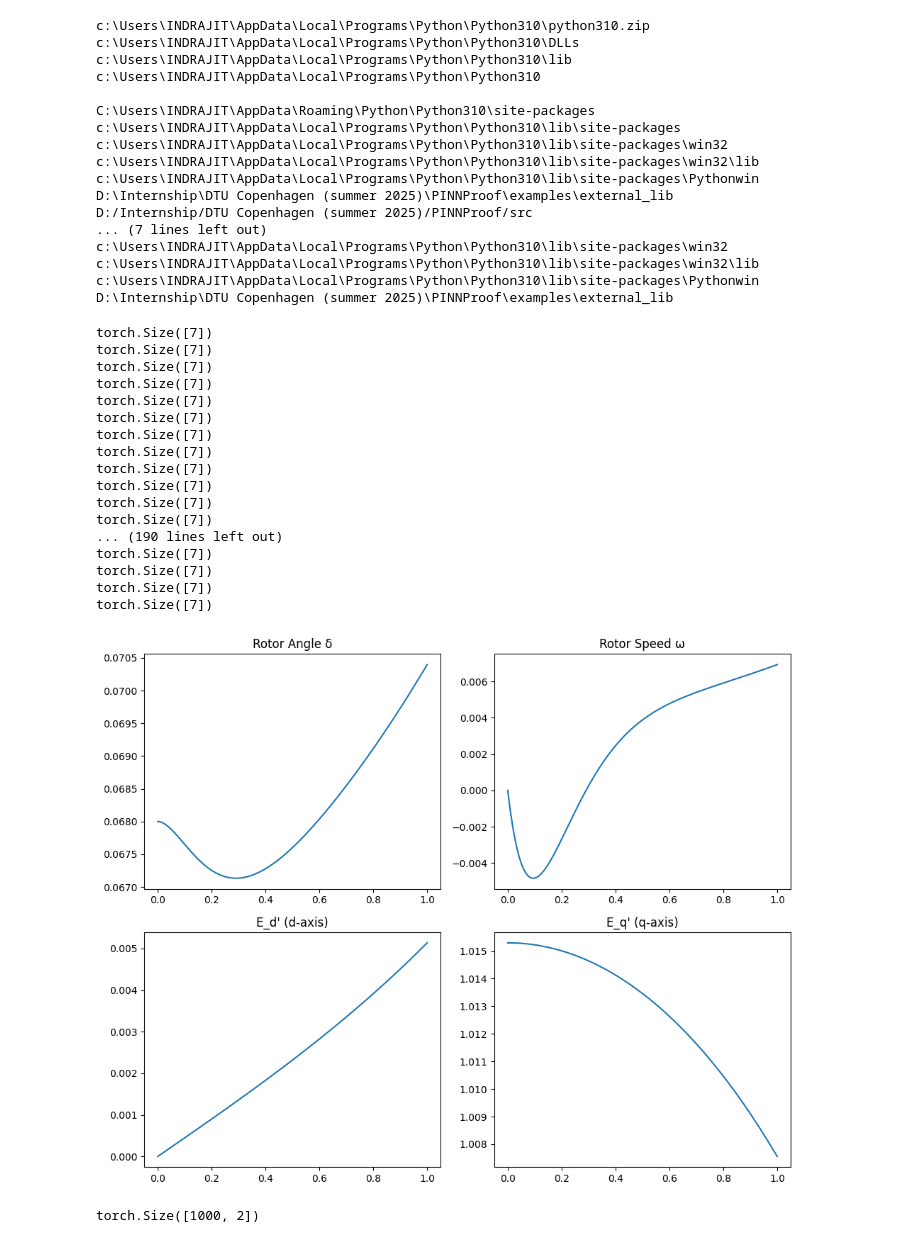
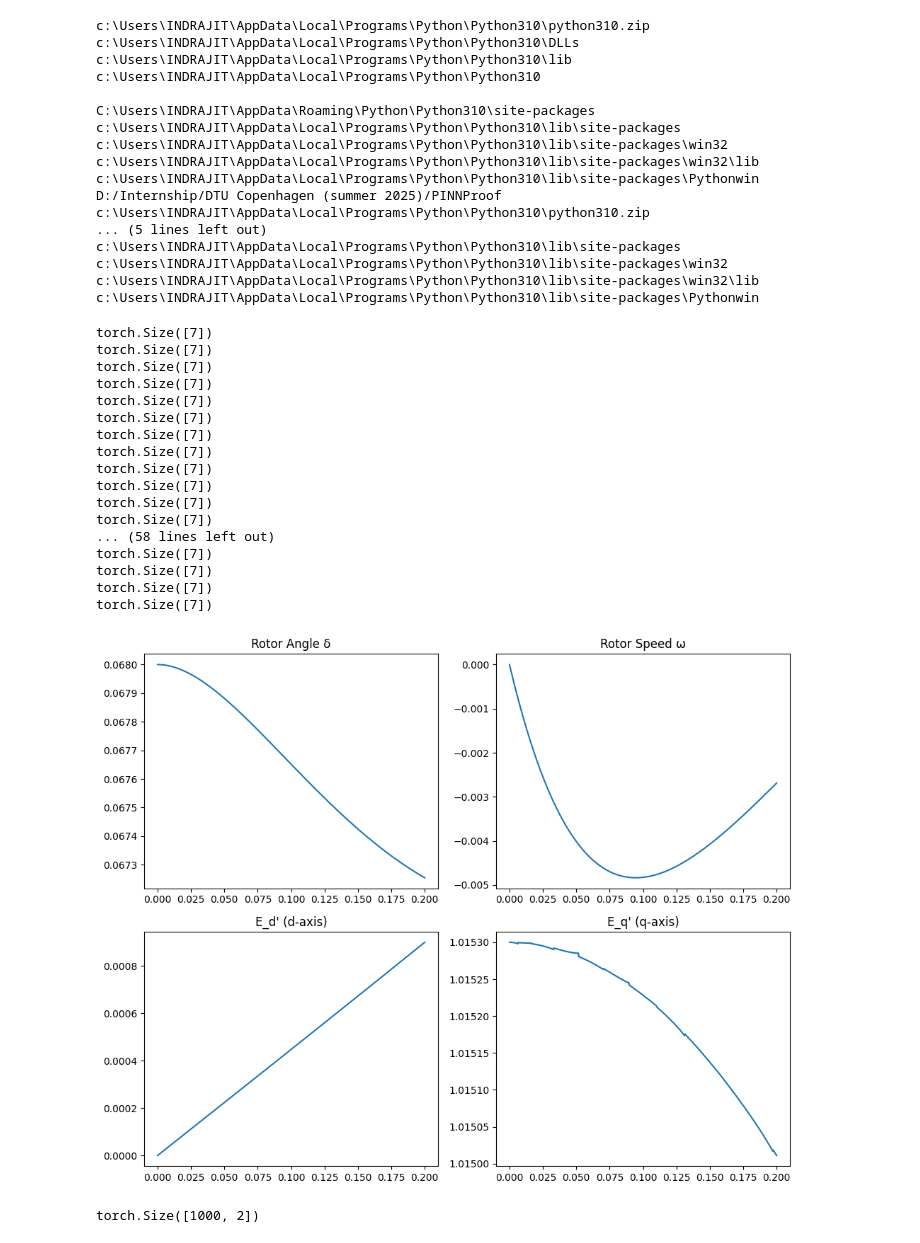
Before and after one commit to elpetros99/PINNProof, a Jupyter notebook: examples/example_SM4.ipynb, the cells around one changed output. Drawn from its saved outputs; the diff is of its cells as text; code cells hidden in the pictures.

```diff
--- a/examples/example_SM4.ipynb
+++ b/examples/example_SM4.ipynb
@@ -5,7 +9,7 @@ from external_lib.ECP.optimizers.ECP import ECP
 # %%
 import sys
 print("\n".join(sys.path))
-sys.path.insert(0, "D:/Internship/DTU Copenhagen (summer 2025)/PINNProof/src")
+sys.path.insert(0, "D:/Internship/DTU Copenhagen (summer 2025)/PINNProof")
 print("\n".join(sys.path))
 # %% [output]
 c:\Users\INDRAJIT\AppData\Local\Programs\Python\Python310\python310.zip
@@ -18,13 +22,13 @@ c:\Users\INDRAJIT\AppData\Local\Programs\Python\Python310\lib\site-packages
 c:\Users\INDRAJIT\AppData\Local\Programs\Python\Python310\lib\site-packages\win32
 c:\Users\INDRAJIT\AppData\Local\Programs\Python\Python310\lib\site-packages\win32\lib
 c:\Users\INDRAJIT\AppData\Local\Programs\Python\Python310\lib\site-packages\Pythonwin
-D:\Internship\DTU Copenhagen (summer 2025)\PINNProof\examples\external_lib
-D:/Internship/DTU Copenhagen (summer 2025)/PINNProof/src
-... (7 lines left out)
+D:/Internship/DTU Copenhagen (summer 2025)/PINNProof
+c:\Users\INDRAJIT\AppData\Local\Programs\Python\Python310\python310.zip
+... (5 lines left out)
+c:\Users\INDRAJIT\AppData\Local\Programs\Python\Python310\lib\site-packages
 c:\Users\INDRAJIT\AppData\Local\Programs\Python\Python310\lib\site-packages\win32
 c:\Users\INDRAJIT\AppData\Local\Programs\Python\Python310\lib\site-packages\win32\lib
 c:\Users\INDRAJIT\AppData\Local\Programs\Python\Python310\lib\site-packages\Pythonwin
-D:\Internship\DTU Copenhagen (summer 2025)\PINNProof\examples\external_lib
 # %%
 sys.path.insert(0, '../external_lib')
 # %%
@@ -97,13 +101,13 @@ class SynchronousMachine(nn.Module):
 # %%
 import torch
 from torchdiffeq import odeint
-from solvers.solver import Solver  # your base classes
-from solvers.ODE_conventional import ODE_conventional
+from src.solvers.solver import Solver  # your base classes
+from src.solvers.ODE_conventional import ODE_conventional
 # from your_module import SynchronousMachine   # wherever you defined it
 
 # 1) Create a time‐vector and a corresponding “voltage profile” for the machine.
 #    Here we just hold Vs = 1.0∠0° constant.
-t_final, num_points = 1.0, 1000
+t_final, num_points = 0.2, 1000
 t_tensor = torch.linspace(0., t_final, num_points)
 Vs      = torch.ones(num_points)     # pu magnitude
 θs      = torch.zeros(num_points)   # pu angle
@@ -151,35 +155,35 @@ plt.tight_layout()
 # # 6) Extract and plot
 # fig, axs = plt.subplots(2, 2, figsize=(12, 10))
 # axs = axs.flatten()
 # labels = ['δ', 'ω', "E_d'", "E_q'", "E_q''", "E_d''", 'I_D', 'I_Q']
 # for i in range(4):
 #     axs[i].plot(t.squeeze(), sol[:, i].detach())
 #     axs[i].set_ylabel(labels[i])
 # # axs[6].plot(time_pts.squeeze(), I_D.detach()); axs[6].set_ylabel('I_D')
 # # axs[7].plot(time_pts.squeeze(), I_Q.detach()); axs[7].set_ylabel('I_Q')
 # for ax in axs:
 #     ax.set_xlabel('Time [s]')
 # plt.tight_layout()
 # plt.show()
 # %% [output]
 torch.Size([7])
 torch.Size([7])
 torch.Size([7])
 torch.Size([7])
 torch.Size([7])
 torch.Size([7])
 torch.Size([7])
 torch.Size([7])
 torch.Size([7])
 torch.Size([7])
 torch.Size([7])
 torch.Size([7])
-... (190 lines left out)
+... (58 lines left out)
 torch.Size([7])
 torch.Size([7])
 torch.Size([7])
 torch.Size([7])
-[figure, old version]
+[figure, new version]
 # %%
 V_profile.shape
 # %% [output]
```
Also changed, not shown: parts of 17 cells of this notebook, 5 other files.
